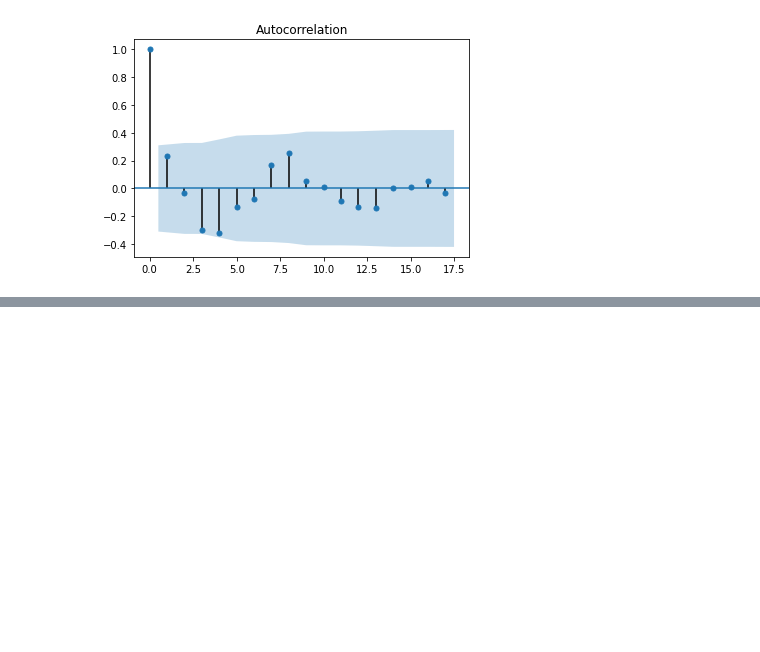
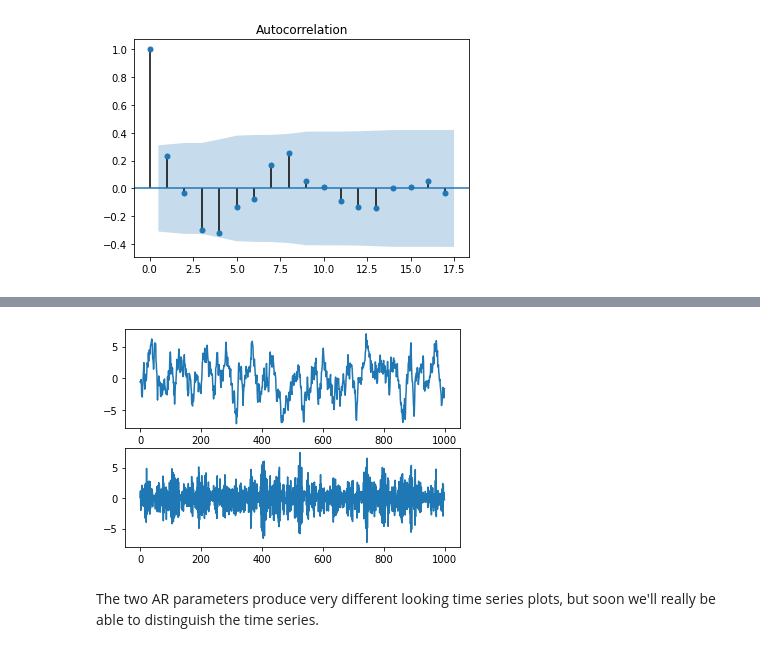
Before and after one commit to pratikgujral/Time-Series-Analysis-Tutorials, a Jupyter notebook: Time_Series_Analysis_in_Python.ipynb, the cells around one changed output, grey strips where cells are left out. Saved outputs shown, nothing was run; the diff lists cells and outputs as text; code cells hidden in the pictures; blank space fills up the shorter version.

```diff
--- a/Time_Series_Analysis_in_Python.ipynb
+++ b/Time_Series_Analysis_in_Python.ipynb
@@ -878,0 +940,35 @@ Notice how the autocorrelation plot after removing seasonality from the series b
+# %%
+# importing the module
+from statsmodels.tsa.arima_process import ArmaProcess
+import numpy as np
+import matplotlib.pyplot as plt
+
+# Plotting the simulated AR processes. Note format is [1, -ϕ]
+plt.subplot(2,1,1)
+
+# AR component of ARMA process. Setting phi as 0.9
+ar1 = np.array([1, -0.9])
+
+# For now, the MA parameter array, ma1, will contain just the lag-zero coefficient of 1.
+ma1 = np.array([1])
+
+# Instantiating ArmaProcess object
+AR_object_1 = ArmaProcess(ar1, ma1)
+
+# Generating and plotting sample data
+simulated_data_1 = AR_object_1.generate_sample(nsample=1000)
+plt.plot(simulated_data_1)
+
+## Now plotting another AR model, but this time with lag-1 coefficient of -0.9
+plt.subplot(2,1,2)
+
+ar2 = np.array([1, 0.9])
+ma2= np.array([1])
+AR_object_2 = ArmaProcess(ar2, ma2)
+simulated_data_2 = AR_object_2.generate_sample(nsample=1000)
+plt.plot(simulated_data_2)
+plt.show()
+# %% [output]
+[figure, added]
+# %% [markdown]
+The two AR parameters produce very different looking time series plots, but soon we'll really be able to distinguish the time series.
```
Also changed, not shown: parts of 46 cells of this notebook.
